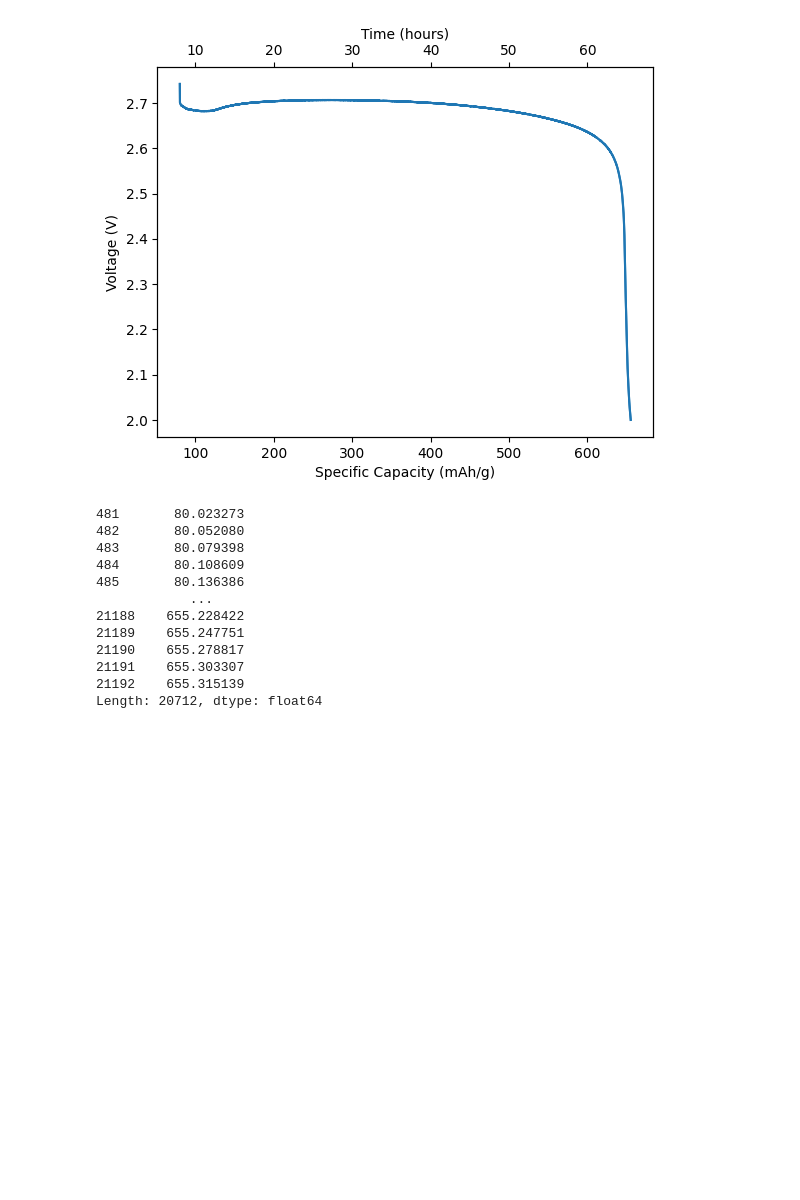
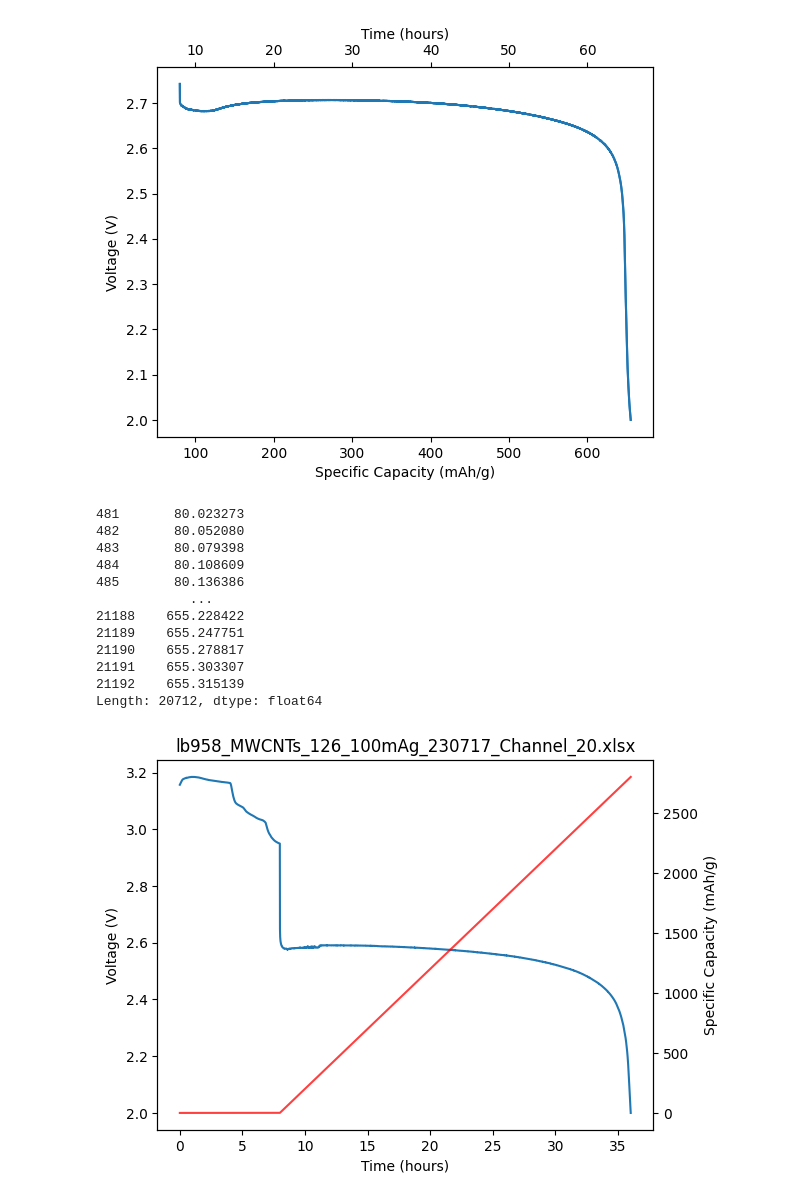
Before and after one commit to elbee99/midi, a Jupyter notebook: cell_plotting.ipynb, the cells around one changed output. Saved outputs shown, nothing was run; the diff lists cells and outputs as text; code cells hidden in the pictures; blank space fills up the shorter version.

```diff
--- a/cell_plotting.ipynb
+++ b/cell_plotting.ipynb
@@ -88,3 +239,11 @@ print(specific_capacity_mAhg)
 21191    655.303307
 21192    655.315139
 Length: 20712, dtype: float64
+# %%
+cell_100mAg_126_path = r"C:\Users\lb958\OneDrive - University of Cambridge\Data\Midi\Cell\lb958_MWCNTs_126_100mAg_230717\Channel_20\lb958_MWCNTs_126_100mAg_230717_Channel_20.xlsx"
+cell_100mAg_126_mass = 1.26
+plot_cell_data(cell_100mAg_126_path, cell_100mAg_126_mass,
+                saveas = r"C:\Users\lb958\OneDrive - University of Cambridge\Data\Midi\Cell\lb958_MWCNTs_126_100mAg_230717\Channel_20\lb958_MWCNTs_126_100mAg_230717_Channel_20.png",
+                show_discharge = True,)
+# %% [output]
+[figure, added]
```
Also changed, not shown: parts of 13 cells of this notebook, 2 other files.
